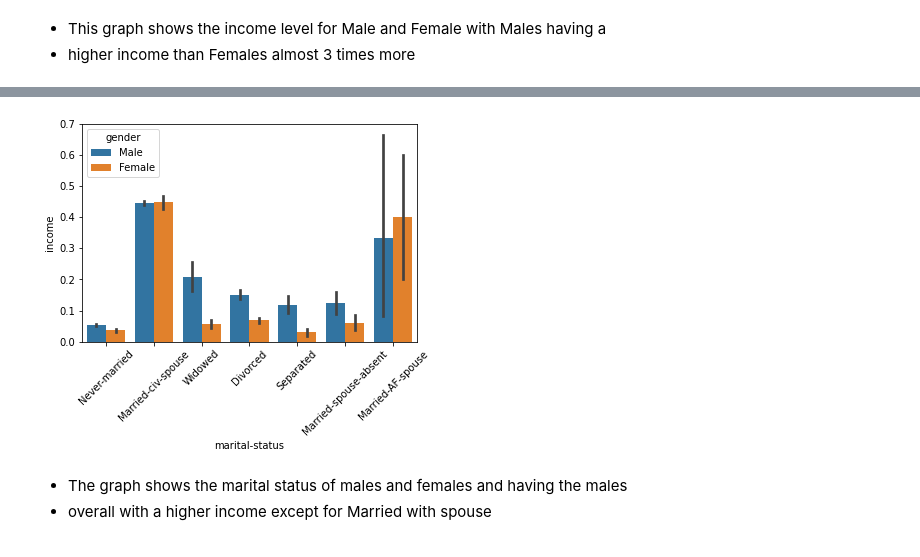
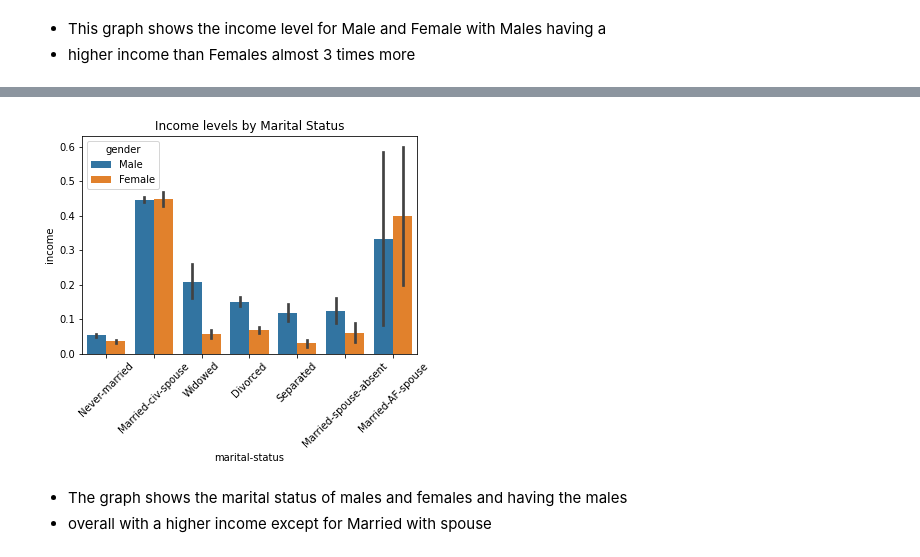
Before and after one commit to krheams60/Sales-predictions, a Jupyter notebook: Project2_Part3_Ken_Rheams.ipynb, the cells around one changed output, grey strips where cells are left out. Cells and saved outputs as stored; diff of their text form; code cells hidden in the pictures.

```diff
--- a/Project2_Part3_Ken_Rheams.ipynb
+++ b/Project2_Part3_Ken_Rheams.ipynb
@@ -136,8 +144,9 @@ sns.barplot(data=df, x="gender", y="income", hue="gender");
 # %%
 sns.barplot(data=df, x="marital-status", y="income", hue="gender")
+plt.title("Income levels by Marital Status")
 plt.xticks(rotation = 45);
 # %% [output]
-[figure, old version]
+[figure, new version]
 # %% [markdown]
  - The graph shows the marital status of males and females and having the males
  - overall with a higher income except for Married with spouse
```
Also changed, not shown: parts of 11 cells of this notebook.
